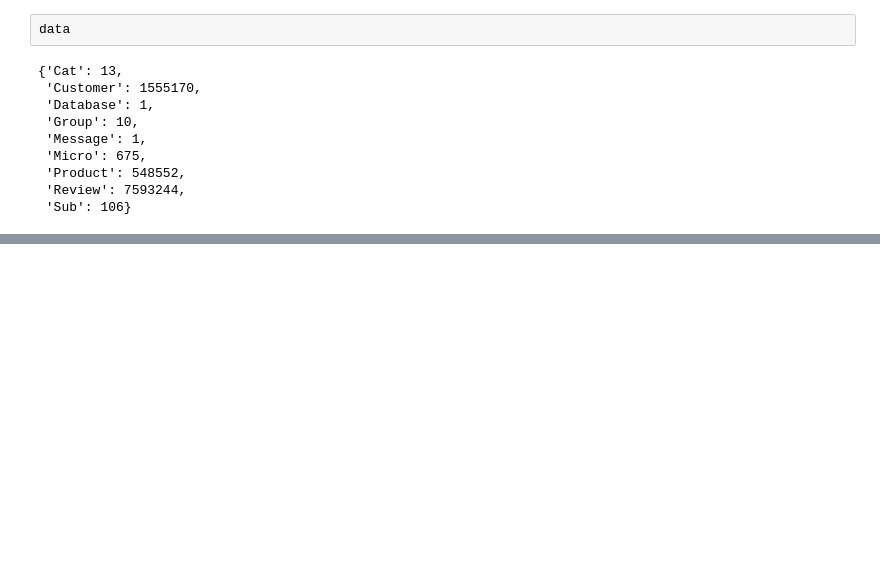
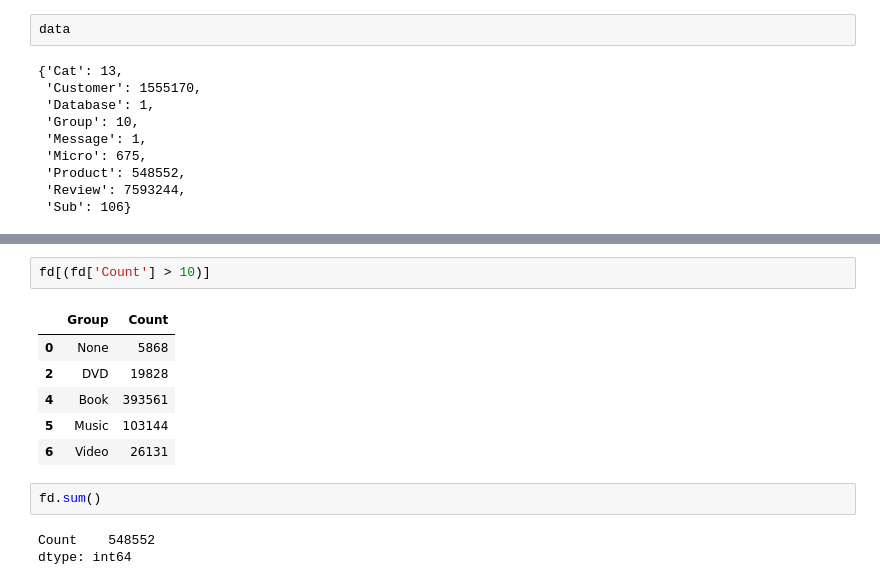
Before and after one commit to jiangk576/graphs, a Jupyter notebook: Amazon_statistics.ipynb, the cells around one changed output, grey strips where cells are left out. Cells and saved outputs as stored; diff of their text form; blank space fills up the shorter version.

```diff
--- a/Amazon_statistics.ipynb
+++ b/Amazon_statistics.ipynb
@@ -91,0 +145,14 @@ datum
+# %%
+fd[(fd['Count'] > 10)]
+# %% [output]
+|  | Group | Count |
+| 0 | None | 5868 |
+| 2 | DVD | 19828 |
+| 4 | Book | 393561 |
+| 5 | Music | 103144 |
+| 6 | Video | 26131 |
+# %%
+fd.sum()
+# %% [output]
+Count    548552
+dtype: int64
```
Also changed, not shown: parts of 9 cells of this notebook.
